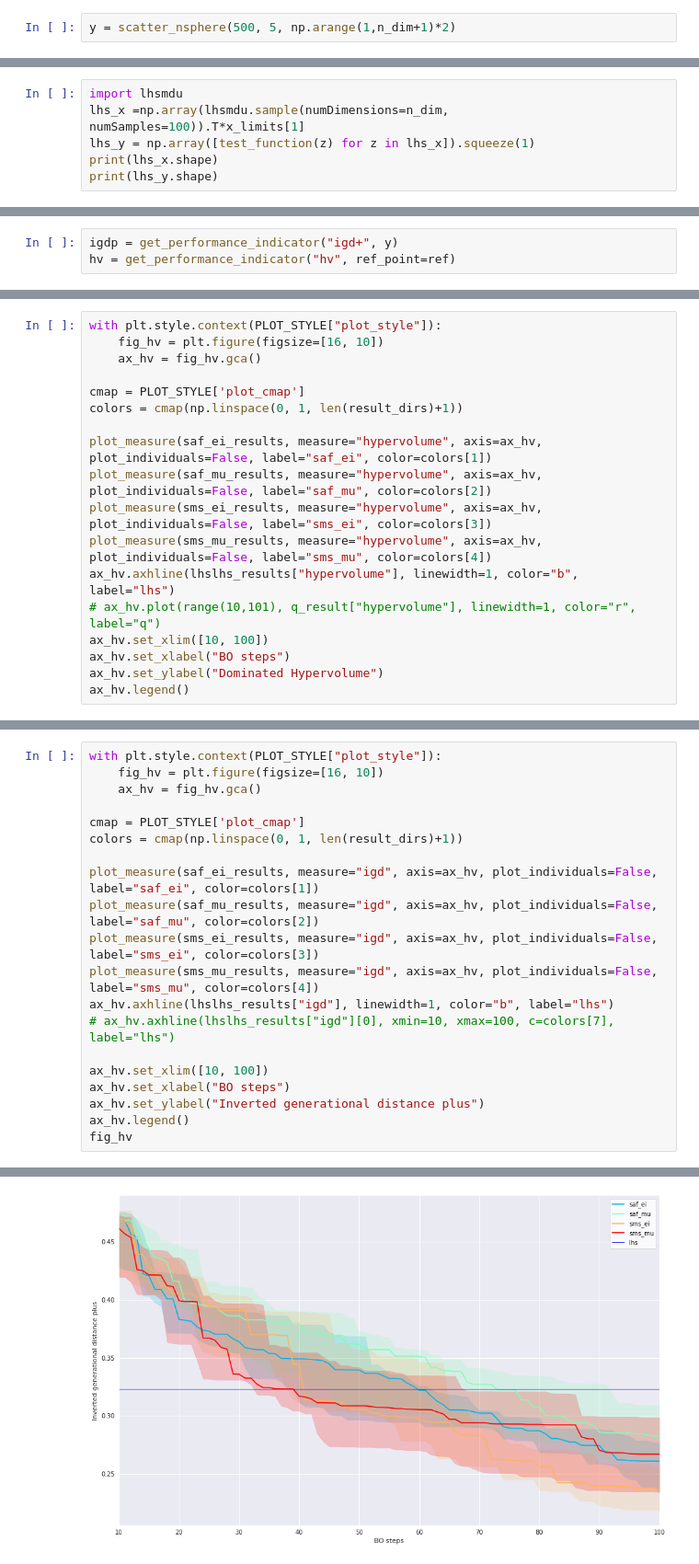
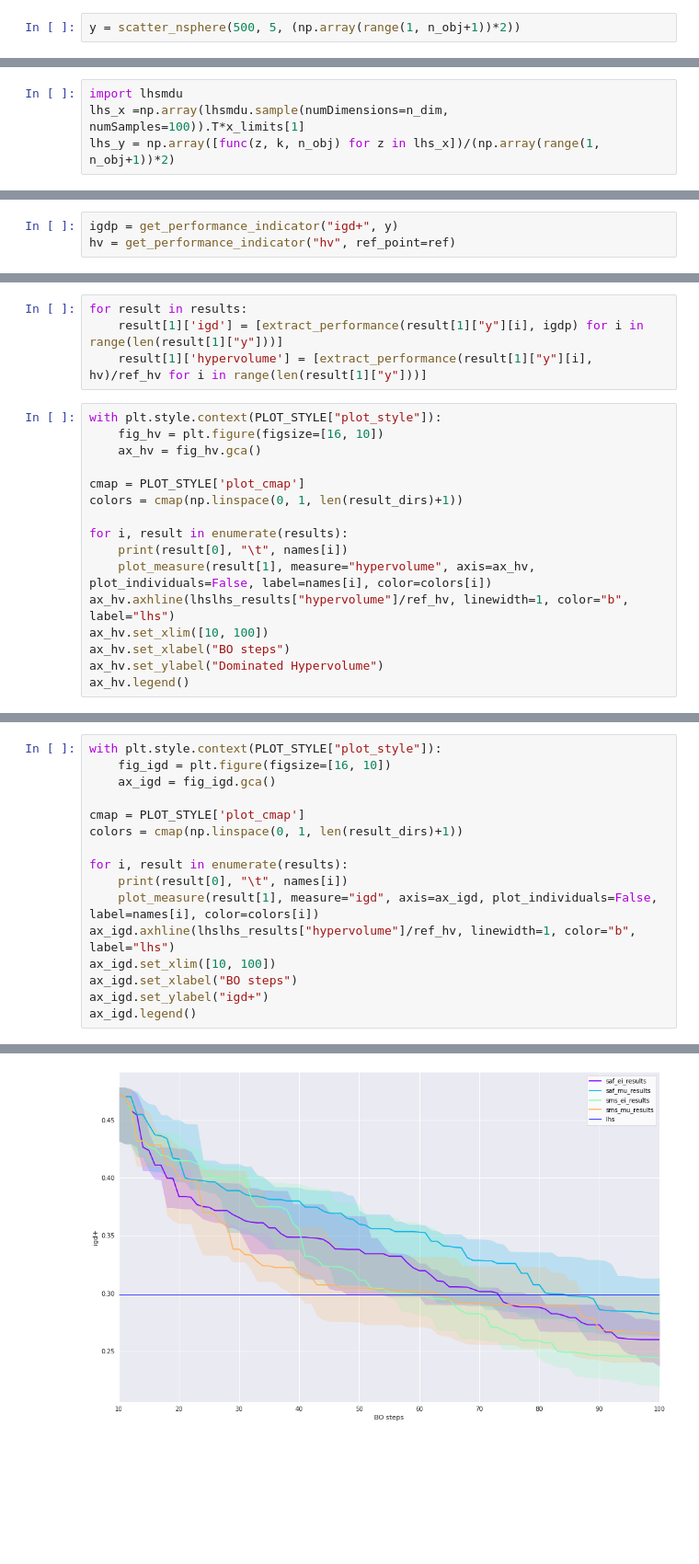
Before and after one commit to FinleyGibson/SAF_EMO, a Jupyter notebook: experiments/wfg6_5obj_12d_revised_scaled_setref/analysis.ipynb, the cells around one changed output, grey strips where cells are left out. Shown: that part at 92% size. Drawn from its saved outputs; the diff is of its cells as text; blank space fills up the shorter version.

```diff
--- a/experiments/wfg6_5obj_12d_revised_scaled_setref/analysis.ipynb
+++ b/experiments/wfg6_5obj_12d_revised_scaled_setref/analysis.ipynb
@@ -81,4 +80,4 @@ def scatter_nsphere(n_points, n_dims, weighting=None):
     norm_points = (points.T/d.T).T
     return np.abs(norm_points)
 # %%
-y = scatter_nsphere(500, 5, np.arange(1,n_dim+1)*2)
+y = scatter_nsphere(500, 5, (np.array(range(1, n_obj+1))*2))
@@ -102,6 +95,4 @@ def extract_performance(z, indicator):
 # %%
 import lhsmdu
 lhs_x =np.array(lhsmdu.sample(numDimensions=n_dim, numSamples=100)).T*x_limits[1]
-lhs_y = np.array([test_function(z) for z in lhs_x]).squeeze(1)
-print(lhs_x.shape)
-print(lhs_y.shape)
+lhs_y = np.array([func(z, k, n_obj) for z in lhs_x])/(np.array(range(1, n_obj+1))*2)
@@ -149,3 +133,7 @@ sms_mu_results['hypervolume'] = [extract_performance(sms_mu_results["y"][i], hv)
+# %%
+for result in results:
+    result[1]['igd'] = [extract_performance(result[1]["y"][i], igdp) for i in range(len(result[1]["y"]))]
+    result[1]['hypervolume'] = [extract_performance(result[1]["y"][i], hv)/ref_hv for i in range(len(result[1]["y"]))]
 # %%
 with plt.style.context(PLOT_STYLE["plot_style"]):
     fig_hv = plt.figure(figsize=[16, 10])
@@ -154,12 +142,10 @@ with plt.style.context(PLOT_STYLE["plot_style"]):
 cmap = PLOT_STYLE['plot_cmap']
 colors = cmap(np.linspace(0, 1, len(result_dirs)+1))
 
-plot_measure(saf_ei_results, measure="hypervolume", axis=ax_hv, plot_individuals=False, label="saf_ei", color=colors[1])
-plot_measure(saf_mu_results, measure="hypervolume", axis=ax_hv, plot_individuals=False, label="saf_mu", color=colors[2])
-plot_measure(sms_ei_results, measure="hypervolume", axis=ax_hv, plot_individuals=False, label="sms_ei", color=colors[3])
-plot_measure(sms_mu_results, measure="hypervolume", axis=ax_hv, plot_individuals=False, label="sms_mu", color=colors[4])
-ax_hv.axhline(lhslhs_results["hypervolume"], linewidth=1, color="b", label="lhs")
-# ax_hv.plot(range(10,101), q_result["hypervolume"], linewidth=1, color="r", label="q")
+for i, result in enumerate(results):
+    print(result[0], "\t", names[i])
+    plot_measure(result[1], measure="hypervolume", axis=ax_hv, plot_individuals=False, label=names[i], color=colors[i])
+ax_hv.axhline(lhslhs_results["hypervolume"]/ref_hv, linewidth=1, color="b", label="lhs")
 ax_hv.set_xlim([10, 100])
 ax_hv.set_xlabel("BO steps")
 ax_hv.set_ylabel("Dominated Hypervolume")
@@ -167,21 +160,17 @@ ax_hv.legend()
 # %%
 with plt.style.context(PLOT_STYLE["plot_style"]):
-    fig_hv = plt.figure(figsize=[16, 10])
-    ax_hv = fig_hv.gca()
+    fig_igd = plt.figure(figsize=[16, 10])
+    ax_igd = fig_igd.gca()
 
 cmap = PLOT_STYLE['plot_cmap']
 colors = cmap(np.linspace(0, 1, len(result_dirs)+1))
 
-plot_measure(saf_ei_results, measure="igd", axis=ax_hv, plot_individuals=False, label="saf_ei", color=colors[1])
-plot_measure(saf_mu_results, measure="igd", axis=ax_hv, plot_individuals=False, label="saf_mu", color=colors[2])
-plot_measure(sms_ei_results, measure="igd", axis=ax_hv, plot_individuals=False, label="sms_ei", color=colors[3])
-plot_measure(sms_mu_results, measure="igd", axis=ax_hv, plot_individuals=False, label="sms_mu", color=colors[4])
-ax_hv.axhline(lhslhs_results["igd"], linewidth=1, color="b", label="lhs")
-# ax_hv.axhline(lhslhs_results["igd"][0], xmin=10, xmax=100, c=colors[7], label="lhs")
-
-ax_hv.set_xlim([10, 100])
-ax_hv.set_xlabel("BO steps")
-ax_hv.set_ylabel("Inverted generational distance plus")
-ax_hv.legend()
-fig_hv
+for i, result in enumerate(results):
+    print(result[0], "\t", names[i])
+    plot_measure(result[1], measure="igd", axis=ax_igd, plot_individuals=False, label=names[i], color=colors[i])
+ax_igd.axhline(lhslhs_results["hypervolume"]/ref_hv, linewidth=1, color="b", label="lhs")
+ax_igd.set_xlim([10, 100])
+ax_igd.set_xlabel("BO steps")
+ax_igd.set_ylabel("igd+")
+ax_igd.legend()
 # %% [output]
@@ -188 +182 @@ fig_hv
-[figure, old version]
+[figure, new version]
```
Also changed, not shown: parts of 30 cells of this notebook, 2 other files.
